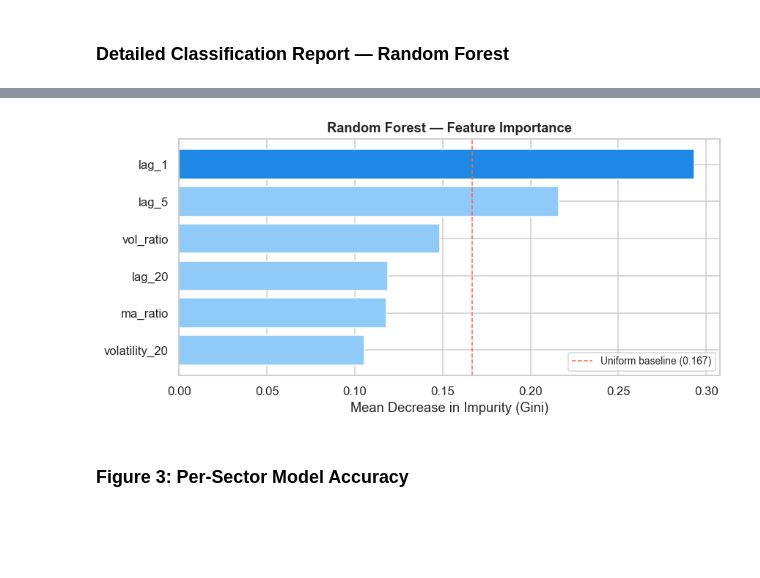
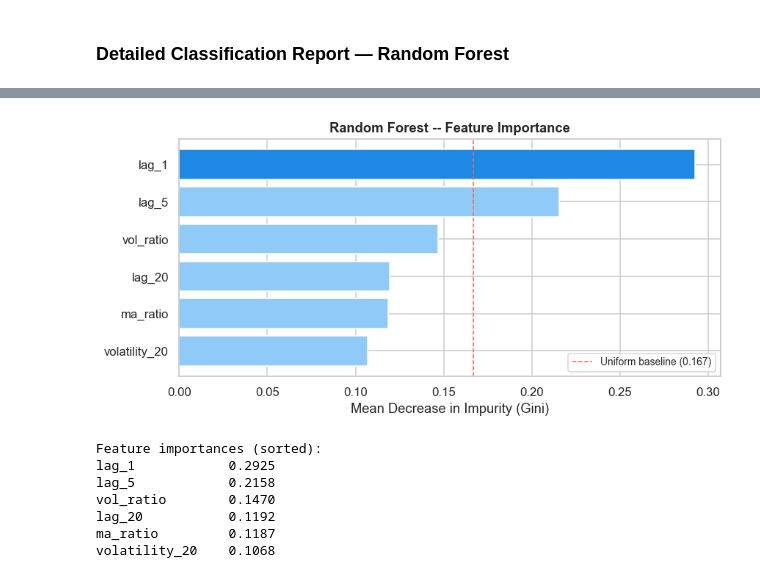
Before and after one commit to JayantUMDDev/cmsc320-final-project, a Jupyter notebook: FinalProject/CMSC320_Final_Jayant_Maheshwari.ipynb, the cells around one changed output, grey strips where cells are left out. Saved outputs shown, nothing was run; the diff lists cells and outputs as text; code cells hidden in the pictures; blank space fills up the shorter version.

```diff
--- a/CMSC320_Final_Jayant_Maheshwari.ipynb
+++ b/FinalProject/CMSC320_Final_Jayant_Maheshwari.ipynb
@@ -489,18 +578,25 @@ plt.show()
 # %%
 importances = pd.Series(rf.feature_importances_, index=FEATURES).sort_values(ascending=True)
 
 fig, ax = plt.subplots(figsize=(8, 4))
 colors_fi = ['#1E88E5' if v == importances.max() else '#90CAF9' for v in importances]
 ax.barh(importances.index, importances.values, color=colors_fi)
 ax.set_xlabel('Mean Decrease in Impurity (Gini)')
-ax.set_title('Random Forest — Feature Importance', fontweight='bold')
+ax.set_title('Random Forest -- Feature Importance', fontweight='bold')
 ax.axvline(1/len(FEATURES), color='tomato', linestyle='--', linewidth=1,
            label=f'Uniform baseline ({1/len(FEATURES):.3f})')
 ax.legend(fontsize=9)
 plt.tight_layout()
 plt.savefig('figures/feature_importance.png', bbox_inches='tight')
 plt.show()
+print("\nFeature importances (sorted):")
+print(importances.sort_values(ascending=False).round(4).to_string())
 # %% [output]
-[figure, old version]
+[figure, new version]
+Feature importances (sorted):
+lag_1            0.2925
+lag_5            0.2158
+vol_ratio        0.1470
+lag_20           0.1192
+ma_ratio         0.1187
+volatility_20    0.1068
-# %% [markdown]
-### Figure 3: Per-Sector Model Accuracy
```
Also changed, not shown: parts of 56 cells of this notebook, 19 other files.
